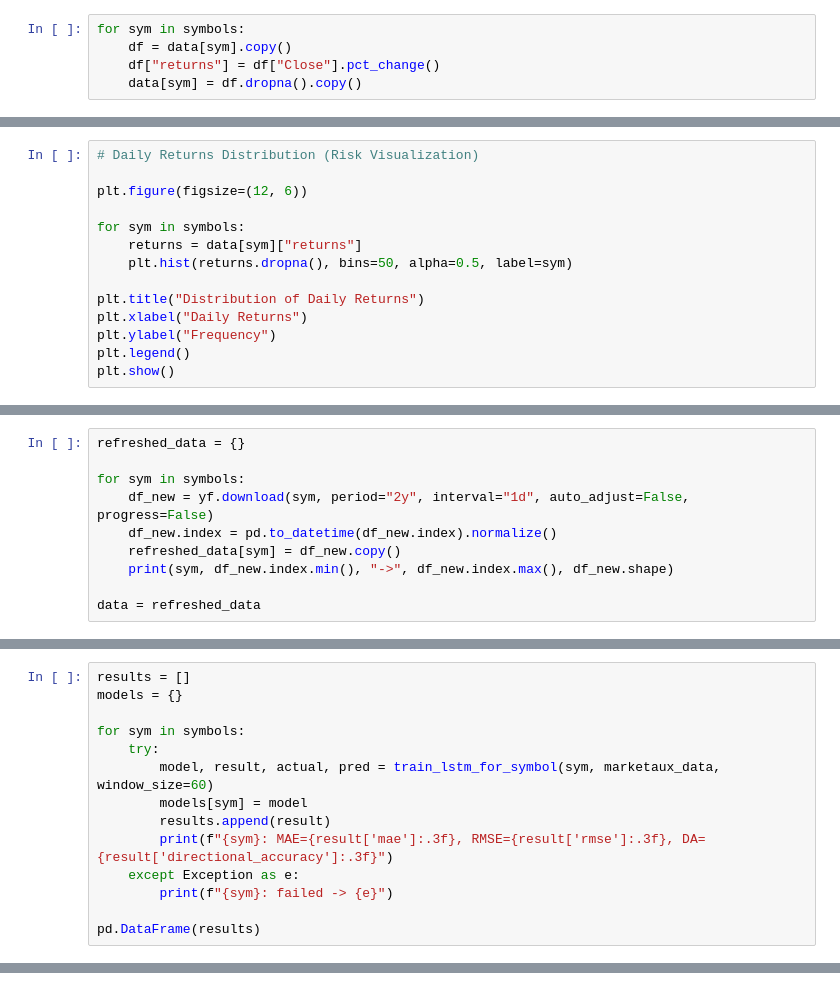
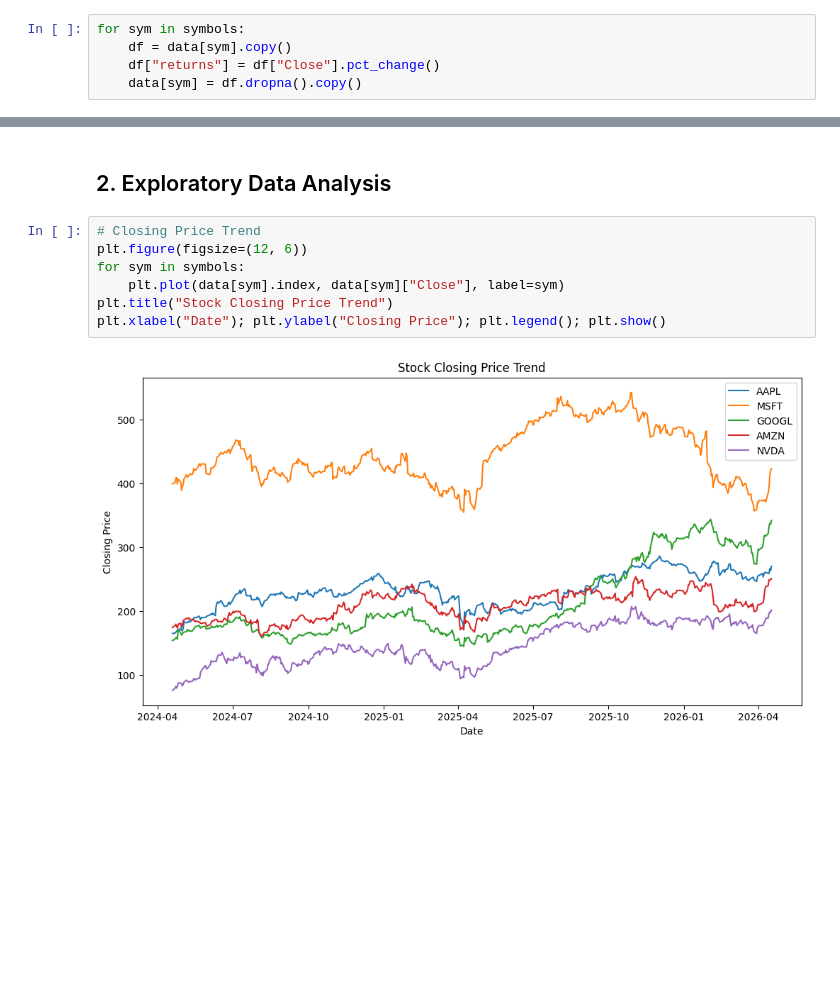
Before and after one commit to paldentamang040/stock-market-prediction-deep-learning, a Jupyter notebook: main.ipynb, the cells around one changed output, grey strips where cells are left out. Saved outputs shown, nothing was run; the diff lists cells and outputs as text; blank space fills up the shorter version.

```diff
--- a/main.ipynb
+++ b/main.ipynb
@@ -85,14 +53,0 @@ plt.show()
-# %%
-# Daily Returns Distribution (Risk Visualization)
-
-plt.figure(figsize=(12, 6))
-
-for sym in symbols:
-    returns = data[sym]["returns"]
-    plt.hist(returns.dropna(), bins=50, alpha=0.5, label=sym)
-
-plt.title("Distribution of Daily Returns")
-plt.xlabel("Daily Returns")
-plt.ylabel("Frequency")
-plt.legend()
-plt.show()
@@ -657,10 +53,0 @@ Requirement already satisfied: colorama in c:\users\borut\appdata\roaming\python
-# %%
-refreshed_data = {}
-
-for sym in symbols:
-    df_new = yf.download(sym, period="2y", interval="1d", auto_adjust=False, progress=False)
-    df_new.index = pd.to_datetime(df_new.index).normalize()
-    refreshed_data[sym] = df_new.copy()
-    print(sym, df_new.index.min(), "->", df_new.index.max(), df_new.shape)
-
-data = refreshed_data
@@ -1015,14 +53,0 @@ def train_lstm_for_symbol(sym, marketaux_data, window_size=60):
-# %%
-results = []
-models = {}
-
-for sym in symbols:
-    try:
-        model, result, actual, pred = train_lstm_for_symbol(sym, marketaux_data, window_size=60)
-        models[sym] = model
-        results.append(result)
-        print(f"{sym}: MAE={result['mae']:.3f}, RMSE={result['rmse']:.3f}, DA={result['directional_accuracy']:.3f}")
-    except Exception as e:
-        print(f"{sym}: failed -> {e}")
-
-pd.DataFrame(results)
@@ -1524,0 +54,11 @@ print("✅ requirements.txt generated with:", ", ".join(final_reqs))
+# %% [markdown]
+## 2. Exploratory Data Analysis
+# %%
+# Closing Price Trend
+plt.figure(figsize=(12, 6))
+for sym in symbols:
+    plt.plot(data[sym].index, data[sym]["Close"], label=sym)
+plt.title("Stock Closing Price Trend")
+plt.xlabel("Date"); plt.ylabel("Closing Price"); plt.legend(); plt.show()
+# %% [output]
+[figure, added]
```
Also changed, not shown: parts of 73 cells of this notebook, 6 other files.
